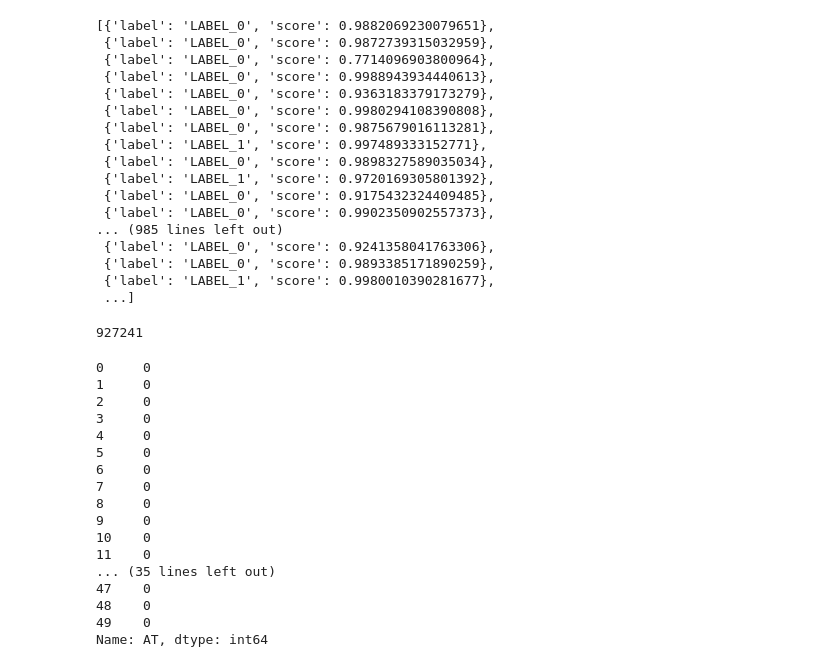
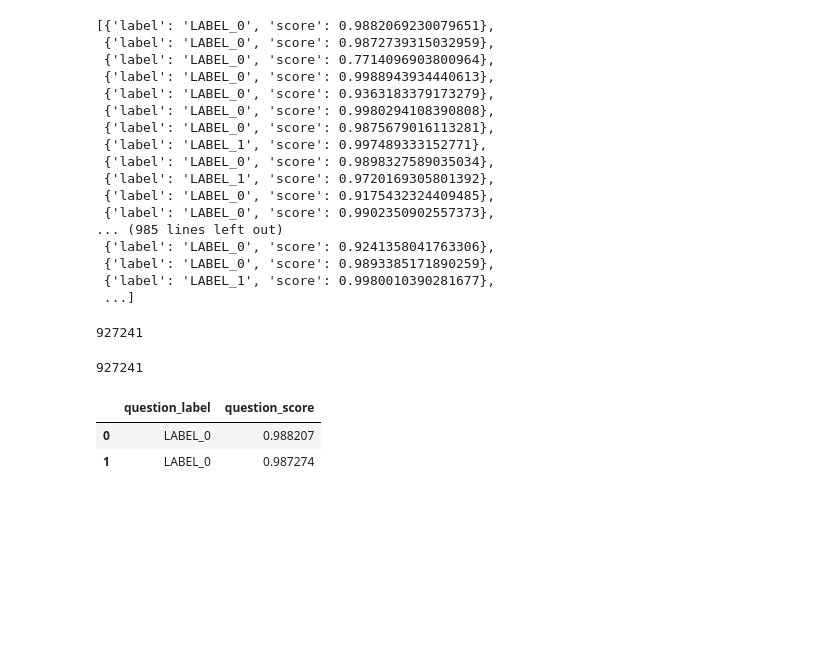
Before and after one commit to caseguin/GLO-7027, a Jupyter notebook: charles_workspace/charles_cleaning.ipynb, the cells around one changed output. Saved outputs shown, nothing was run; the diff lists cells and outputs as text; code cells hidden in the pictures; blank space fills up the shorter version.

Commit message:
integrate question and AT (p1)

```diff
--- a/charles_workspace/charles_cleaning.ipynb
+++ b/charles_workspace/charles_cleaning.ipynb
@@ -857,5 +857,9 @@ list_classifier
 len(list_classifier)
 # %% [output]
 927241
+# %%
+len(df_merge)
+# %% [output]
+927241
 # %%
 import json
@@ -872,20 +874,8 @@ new_dataframe['AT'] = new_dataframe['message_comments'].apply(lambda x: 1 if '@'
-# %%
-new_dataframe['AT'].head(100)
-# %% [output]
-0     0
-1     0
-2     0
-3     0
-4     0
-5     0
-6     0
-7     0
-8     0
-9     0
-10    0
-11    0
-... (35 lines left out)
-47    0
-48    0
-49    0
-Name: AT, dtype: int64
+# %%
+question_df = pd.DataFrame(list_classifier)
+question_df = question_df.rename(columns={'label':'question_label', 'score':'question_score'})
+question_df.head(2)
+# %% [output]
+|  | question_label | question_score |
+| 0 | LABEL_0 | 0.988207 |
+| 1 | LABEL_0 | 0.987274 |
```
Also changed, not shown: parts of 6 cells of this notebook.
